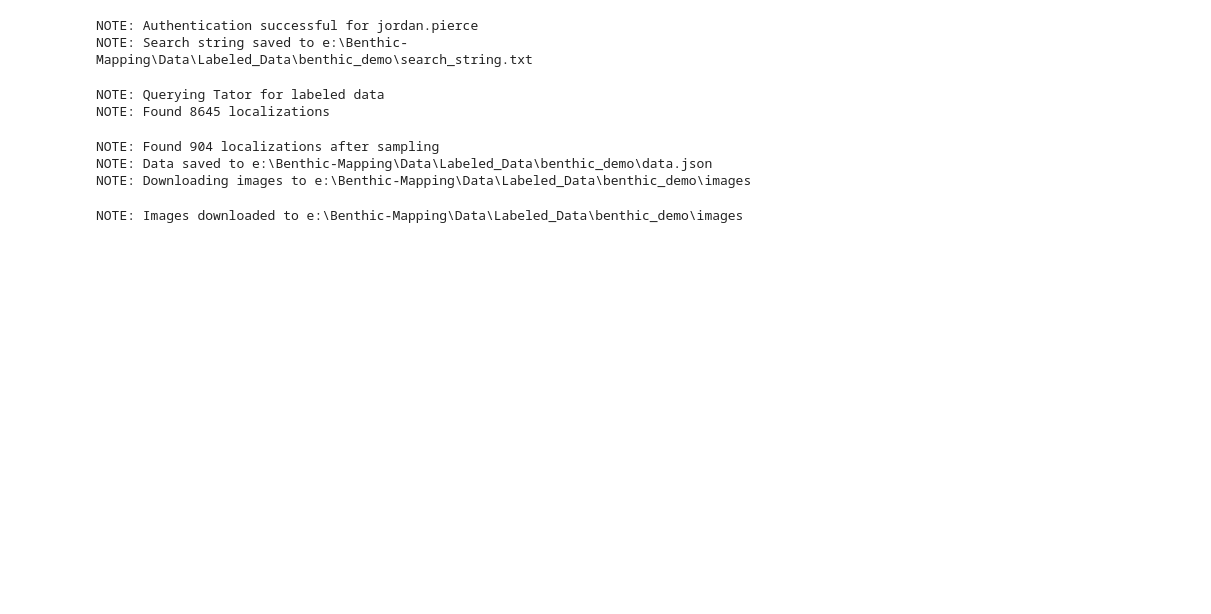
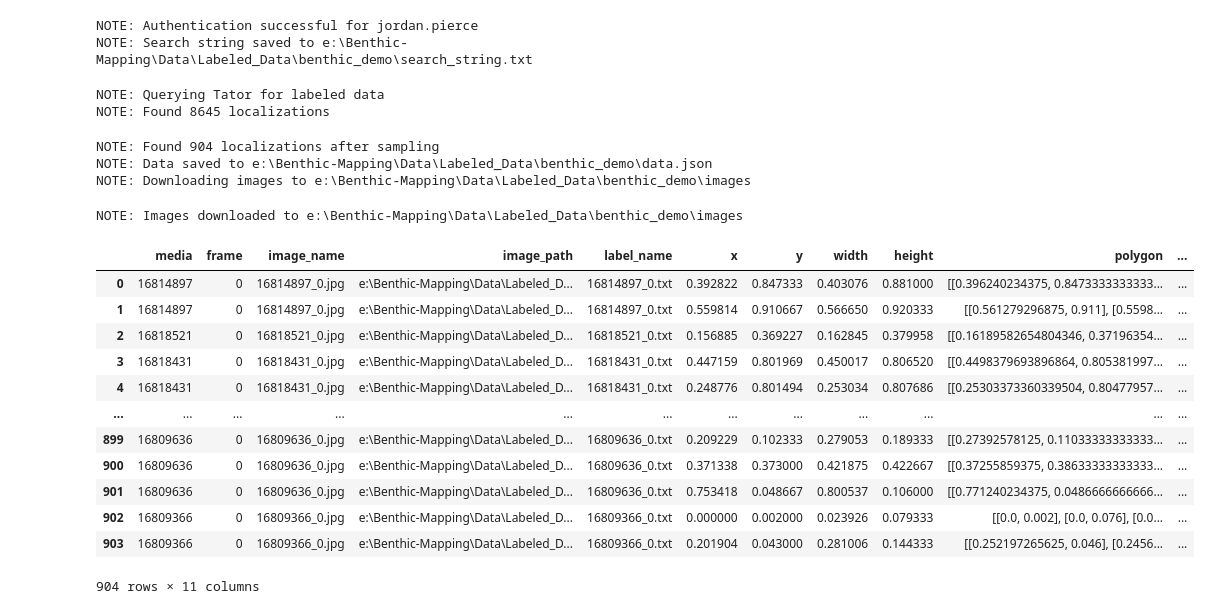
Before and after one commit to Jordan-Pierce/Benthic-Mapping, a Jupyter notebook: notebooks/example.ipynb, the cells around one changed output. Drawn from its saved outputs; the diff is of its cells as text; code cells hidden in the pictures; blank space fills up the shorter version.

```diff
--- a/notebooks/example.ipynb
+++ b/notebooks/example.ipynb
@@ -116,3 +118,19 @@ NOTE: Found 904 localizations after sampling
 NOTE: Data saved to e:\Benthic-Mapping\Data\Labeled_Data\benthic_demo\data.json
 NOTE: Downloading images to e:\Benthic-Mapping\Data\Labeled_Data\benthic_demo\images
 NOTE: Images downloaded to e:\Benthic-Mapping\Data\Labeled_Data\benthic_demo\images
+# %%
+downloader.data  # .data_dict
+# %% [output]
+|  | media | frame | image_name | image_path | label_name | x | y | width | height | polygon | ... |
+| 0 | 16814897 | 0 | 16814897_0.jpg | e:\Benthic-Mapping\Data\Labeled_D... | 16814897_0.txt | 0.392822 | 0.847333 | 0.403076 | 0.881000 | [[0.396240234375, 0.8473333333333... | ... |
+| 1 | 16814897 | 0 | 16814897_0.jpg | e:\Benthic-Mapping\Data\Labeled_D... | 16814897_0.txt | 0.559814 | 0.910667 | 0.566650 | 0.920333 | [[0.561279296875, 0.911], [0.5598... | ... |
+| 2 | 16818521 | 0 | 16818521_0.jpg | e:\Benthic-Mapping\Data\Labeled_D... | 16818521_0.txt | 0.156885 | 0.369227 | 0.162845 | 0.379958 | [[0.16189582654804346, 0.37196354... | ... |
+| 3 | 16818431 | 0 | 16818431_0.jpg | e:\Benthic-Mapping\Data\Labeled_D... | 16818431_0.txt | 0.447159 | 0.801969 | 0.450017 | 0.806520 | [[0.4498379693896864, 0.805381997... | ... |
+| 4 | 16818431 | 0 | 16818431_0.jpg | e:\Benthic-Mapping\Data\Labeled_D... | 16818431_0.txt | 0.248776 | 0.801494 | 0.253034 | 0.807686 | [[0.25303373360339504, 0.80477957... | ... |
+| ... | ... | ... | ... | ... | ... | ... | ... | ... | ... | ... | ... |
+| 899 | 16809636 | 0 | 16809636_0.jpg | e:\Benthic-Mapping\Data\Labeled_D... | 16809636_0.txt | 0.209229 | 0.102333 | 0.279053 | 0.189333 | [[0.27392578125, 0.11033333333333... | ... |
+| 900 | 16809636 | 0 | 16809636_0.jpg | e:\Benthic-Mapping\Data\Labeled_D... | 16809636_0.txt | 0.371338 | 0.373000 | 0.421875 | 0.422667 | [[0.37255859375, 0.38633333333333... | ... |
+| 901 | 16809636 | 0 | 16809636_0.jpg | e:\Benthic-Mapping\Data\Labeled_D... | 16809636_0.txt | 0.753418 | 0.048667 | 0.800537 | 0.106000 | [[0.771240234375, 0.0486666666666... | ... |
+| 902 | 16809366 | 0 | 16809366_0.jpg | e:\Benthic-Mapping\Data\Labeled_D... | 16809366_0.txt | 0.000000 | 0.002000 | 0.023926 | 0.079333 | [[0.0, 0.002], [0.0, 0.076], [0.0... | ... |
+| 903 | 16809366 | 0 | 16809366_0.jpg | e:\Benthic-Mapping\Data\Labeled_D... | 16809366_0.txt | 0.201904 | 0.043000 | 0.281006 | 0.144333 | [[0.252197265625, 0.046], [0.2456... | ... |
+904 rows × 11 columns
```
Also changed, not shown: parts of 3 cells of this notebook, 1 other file.
